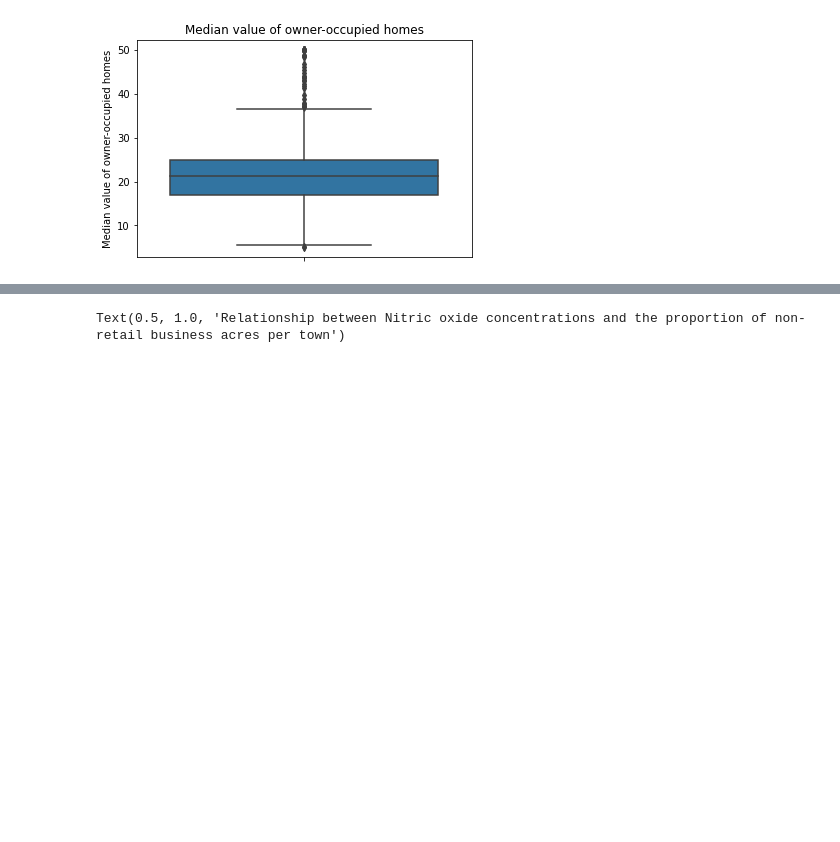
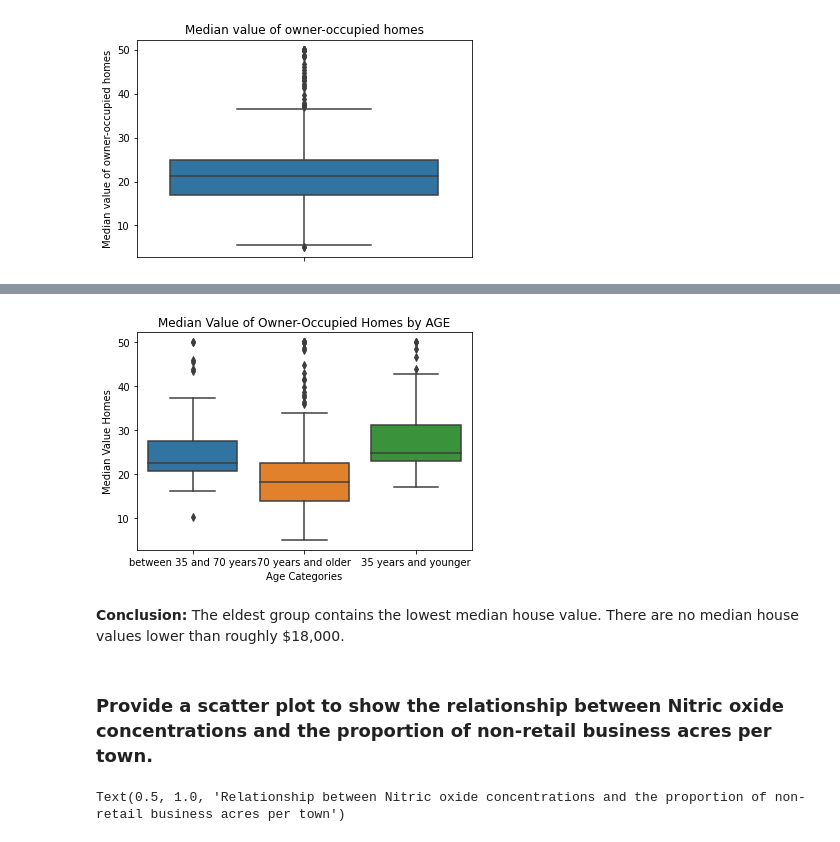
Before and after one commit to eks/statistics_for_data_science, a Jupyter notebook: Boston Housing.ipynb, the cells around one changed output, grey strips where cells are left out. Saved outputs shown, nothing was run; the diff lists cells and outputs as text; code cells hidden in the pictures; blank space fills up the shorter version.

```diff
--- a/Boston Housing.ipynb
+++ b/Boston Housing.ipynb
@@ -84,3 +86,15 @@ Text(0.5, 1.0, 'Median value of owner-occupied homes (MEDV) vs age groups')
+# %%
+ax = seaborn.boxplot(
+    x='age_group', y='MEDV', data=boston_df
+).set(
+    title='Median Value of Owner-Occupied Homes by AGE', ylabel='Median Value Homes', xlabel='Age Categories'
+)
+# %% [output]
+[figure, added]
+# %% [markdown]
+**Conclusion:** The eldest group contains the lowest median house value. There are no median house values lower than roughly $18,000.
+# %% [markdown]
+### Provide a scatter plot to show the relationship between Nitric oxide concentrations and the proportion of non-retail business acres per town.
 # %%
 ax = seaborn.scatterplot(x='INDUS', y='NOX', data=boston_df)
 ax.set_title('Relationship between Nitric oxide concentrations and the proportion of non-retail business acres per town')
```
Also changed, not shown: parts of 11 cells of this notebook.
